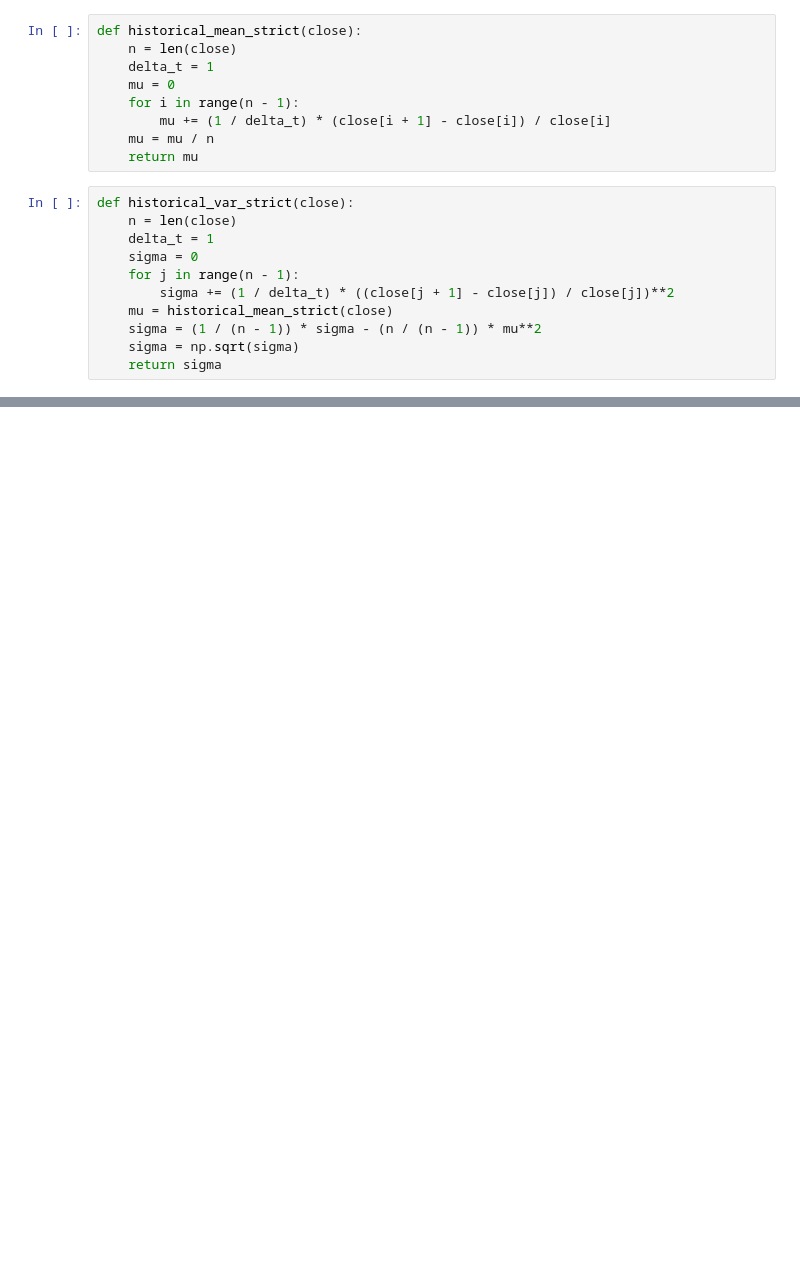
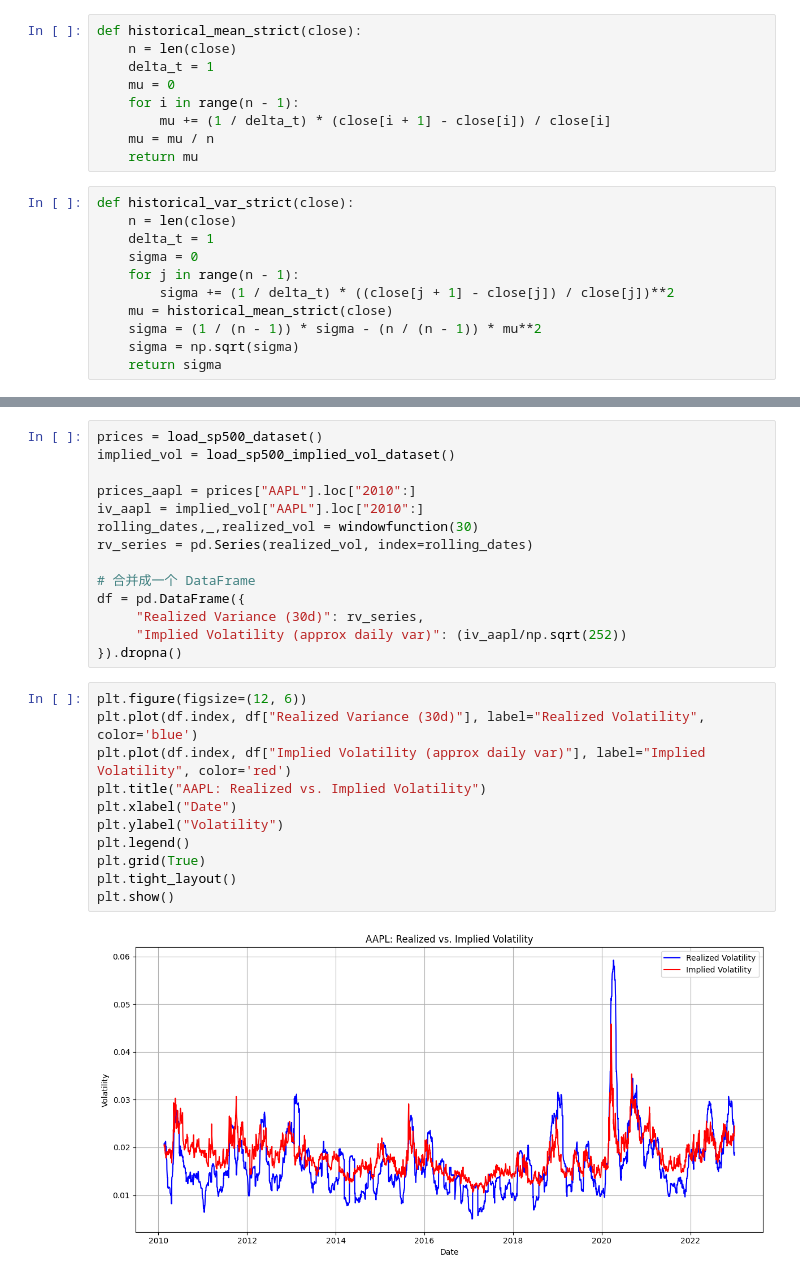
Before and after one commit to Hunter-13-z/Computational_Finance, a Jupyter notebook: HW1/Votality.ipynb, the cells around one changed output, grey strips where cells are left out. Saved outputs shown, nothing was run; the diff lists cells and outputs as text; blank space fills up the shorter version.

```diff
--- a/HW1/Votality.ipynb
+++ b/HW1/Votality.ipynb
@@ -148,0 +165,27 @@ plt.show()
+# %%
+prices = load_sp500_dataset()
+implied_vol = load_sp500_implied_vol_dataset()
+
+prices_aapl = prices["AAPL"].loc["2010":]
+iv_aapl = implied_vol["AAPL"].loc["2010":]
+rolling_dates,_,realized_vol = windowfunction(30)
+rv_series = pd.Series(realized_vol, index=rolling_dates)
+
+# 合并成一个 DataFrame
+df = pd.DataFrame({
+     "Realized Variance (30d)": rv_series,
+     "Implied Volatility (approx daily var)": (iv_aapl/np.sqrt(252))
+}).dropna()
+# %%
+plt.figure(figsize=(12, 6))
+plt.plot(df.index, df["Realized Variance (30d)"], label="Realized Volatility", color='blue')
+plt.plot(df.index, df["Implied Volatility (approx daily var)"], label="Implied Volatility", color='red')
+plt.title("AAPL: Realized vs. Implied Volatility")
+plt.xlabel("Date")
+plt.ylabel("Volatility")
+plt.legend()
+plt.grid(True)
+plt.tight_layout()
+plt.show()
+# %% [output]
+[figure, added]
```
Also changed, not shown: parts of 17 cells of this notebook.
